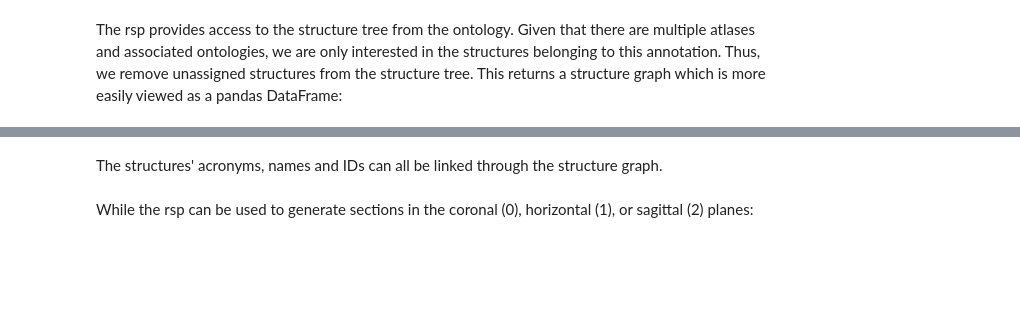
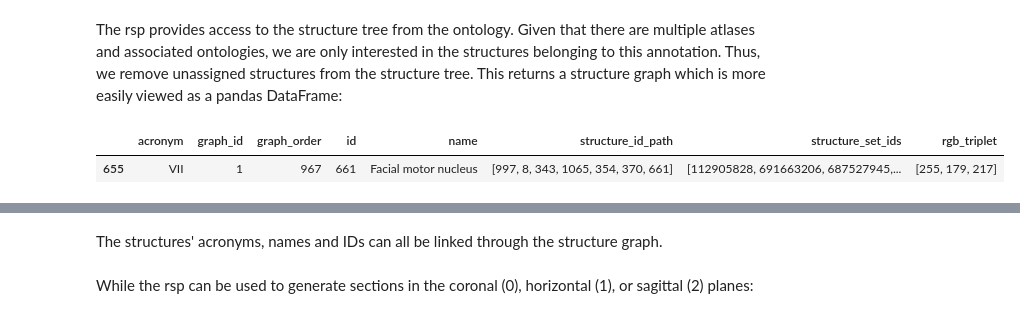
Before and after one commit to BrainSharer/pipeline, a Jupyter notebook: src/registration/notebooks/find_allen_regions.ipynb, the cells around one changed output, grey strips where cells are left out. Cells and saved outputs as stored; diff of their text form; code cells hidden in the pictures; blank space fills up the shorter version.

```diff
--- a/src/registration/notebooks/find_allen_regions.ipynb
+++ b/src/registration/notebooks/find_allen_regions.ipynb
@@ -44,9 +48,12 @@ row
 # %%
 # get data with acronym
 # our facial nerve is 7n_L and 7n_R, Allen has it as VII
 # SC = SCs, SNR = SNr
-acronym = 'IC'
+acronym = 'VII'
 row = sg.loc[sg['acronym'] == acronym]
 row
+# %% [output]
+|  | acronym | graph_id | graph_order | id | name | structure_id_path | structure_set_ids | rgb_triplet |
+| 655 | VII | 1 | 967 | 661 | Facial motor nucleus | [997, 8, 343, 1065, 354, 370, 661] | [112905828, 691663206, 687527945,... | [255, 179, 217] |
 # %%
 sg.query('name.str.contains("Inferior colliculus")', engine='python')
```
Also changed, not shown: parts of 9 cells of this notebook, 9 other files.
